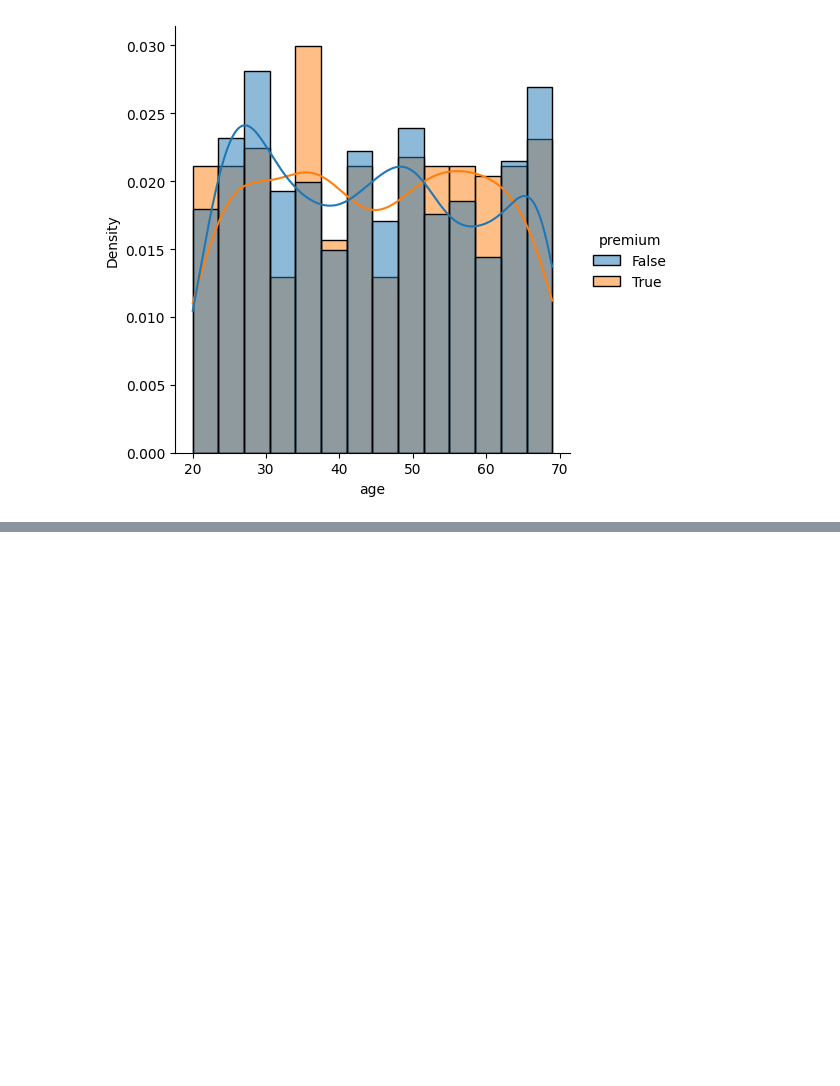
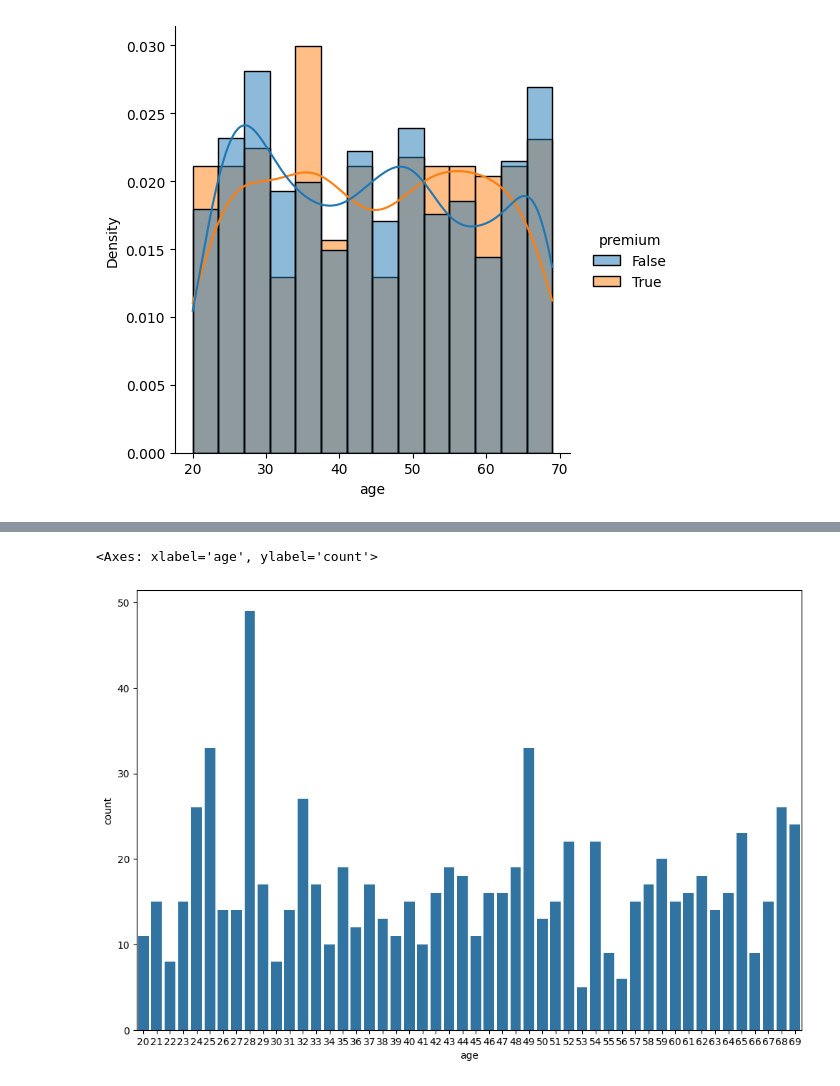
Before and after one commit to abirul3881/Data_analysis_project_one, a Jupyter notebook: Lessen_1/Less_notBook.ipynb, the cells around one changed output, grey strips where cells are left out. Drawn from its saved outputs; the diff is of its cells as text; code cells hidden in the pictures; blank space fills up the shorter version.

```diff
--- a/Lessen_1/Less_notBook.ipynb
+++ b/Lessen_1/Less_notBook.ipynb
@@ -139,0 +153,11 @@ sns.displot(data=premium_logs, x='age', hue='premium', kde=True, kind='hist', st
+# %%
+# Визуализируйте число успешных операций, сделанных на платформе computer, в зависимости от возраста,
+# используя sns.countplot (x – возраст, y – число успешных операций).
+# Клиенты какого возраста совершили наибольшее количество успешных действий?
+
+
+plt.figure(figsize=(12, 8))
+sns.countplot(data=premium_logs.loc[(premium_logs.platform == 'computer') & (premium_logs.success == True)], x='age')
+# %% [output]
+<Axes: xlabel='age', ylabel='count'>
+[figure, added]
```
Also changed, not shown: parts of 4 cells of this notebook.
